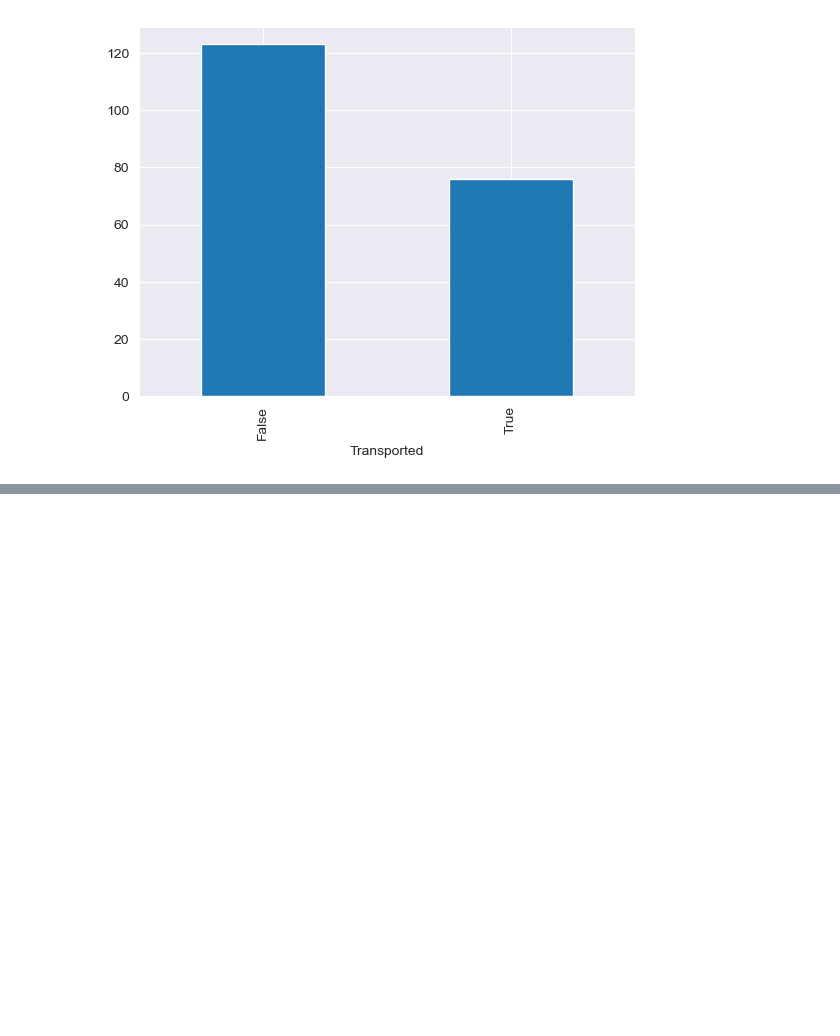
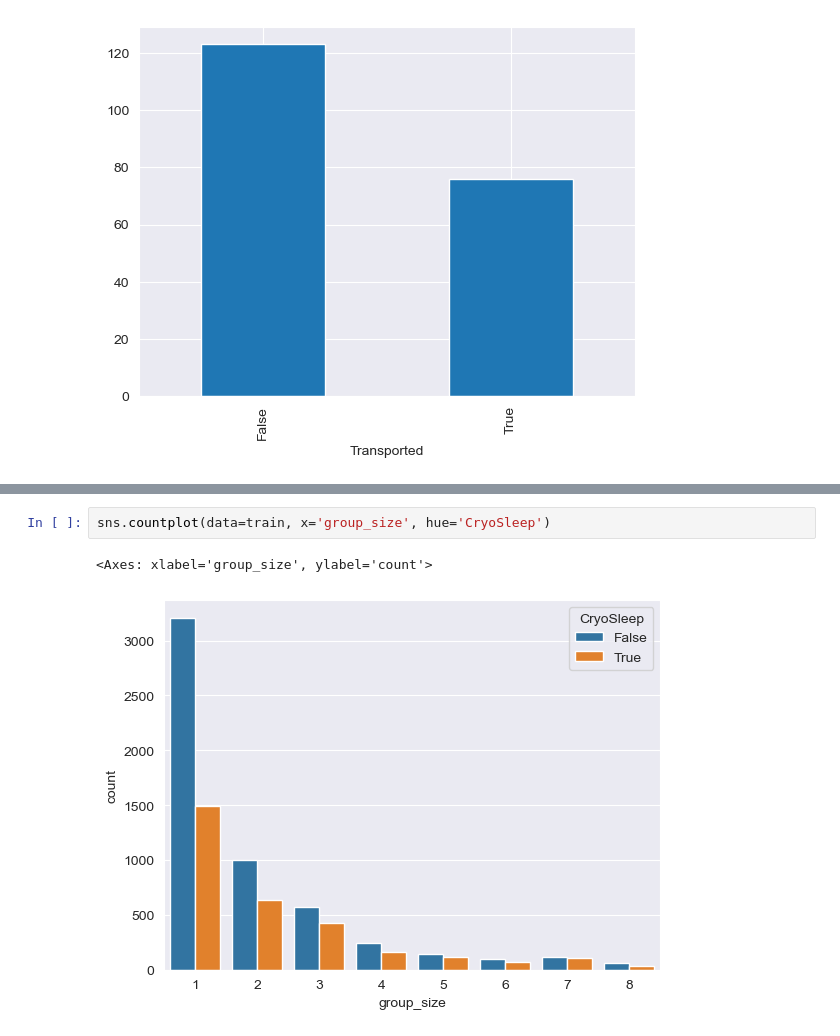
Before and after one commit to ef2nmddy/Spaceship_Titanic_EDA, a Jupyter notebook: Spaceship_Titanic.ipynb, the cells around one changed output, grey strips where cells are left out. Saved outputs shown, nothing was run; the diff lists cells and outputs as text; blank space fills up the shorter version.

```diff
--- a/Spaceship_Titanic.ipynb
+++ b/Spaceship_Titanic.ipynb
@@ -274,0 +311,5 @@ train[train['VIP'] == True]['Transported'].value_counts().plot(kind='bar')
+# %%
+sns.countplot(data=train, x='group_size', hue='CryoSleep')
+# %% [output]
+<Axes: xlabel='group_size', ylabel='count'>
+[figure, added]
```
Also changed, not shown: parts of 11 cells of this notebook.
